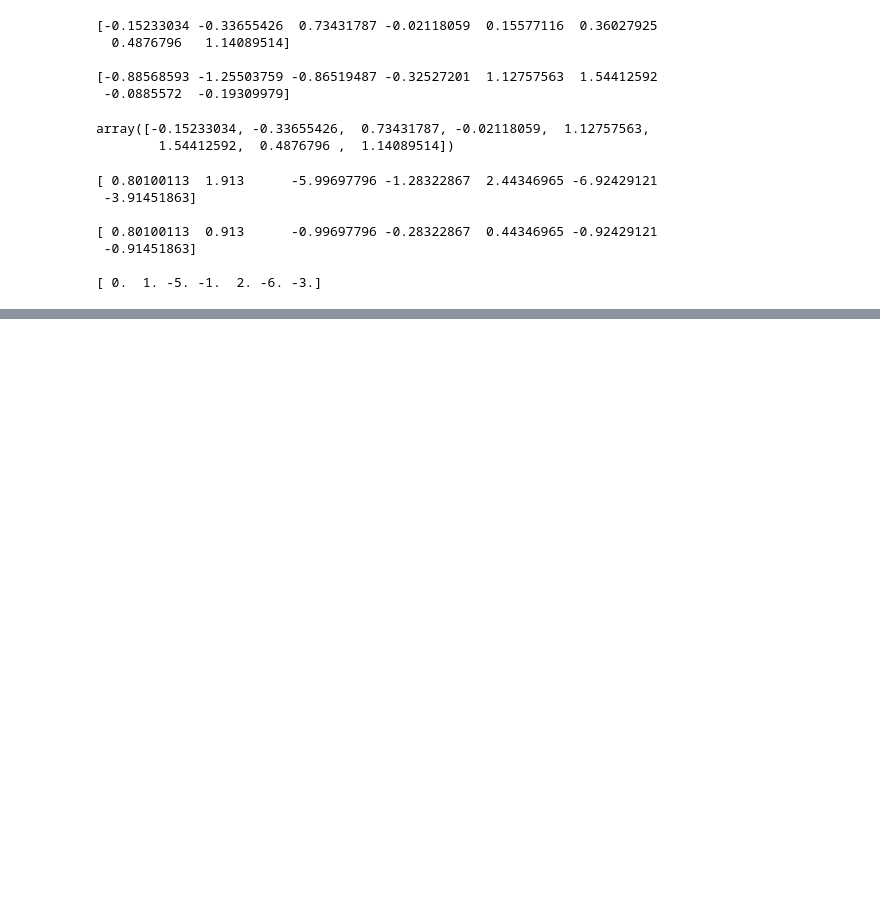
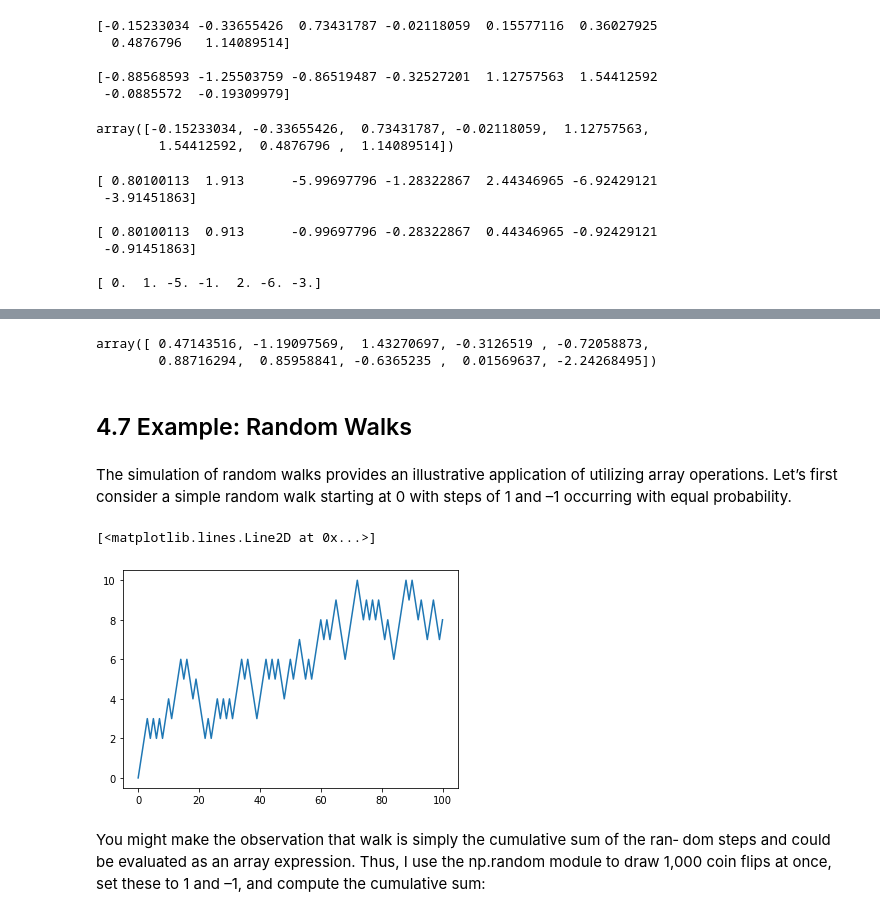
Before and after one commit to chunyaozhang/laikang_00, a Jupyter notebook: ch04.ipynb, the cells around one changed output, grey strips where cells are left out. Cells and saved outputs as stored; diff of their text form; code cells hidden in the pictures; blank space fills up the shorter version.

```diff
--- a/ch04.ipynb
+++ b/ch04.ipynb
@@ -651,0 +911,11 @@ print(whole_part,'\n')
+# %%
+rng.randn(10)
+# %% [output]
+array([ 0.47143516, -1.19097569,  1.43270697, -0.3126519 , -0.72058873,
+        0.88716294,  0.85958841, -0.6365235 ,  0.01569637, -2.24268495])
+# %% [markdown]
+## 4.7 Example: Random Walks
+# %% [markdown]
+The simulation of random walks provides an illustrative application of utilizing array
+operations. Let’s first consider a simple random walk starting at 0 with steps of 1 and
+–1 occurring with equal probability.
@@ -651,0 +924,19 @@ print(whole_part,'\n')
+# %%
+import random
+position = 0
+walk = [position]
+for i in range(100):
+    step = 1 if random.randint(0,1) else -1
+    #print(step)
+    position += step
+    walk.append(position)
+# %%
+plt.plot(walk)
+# %% [output]
+[<matplotlib.lines.Line2D at 0x...>]
+[figure, added]
+# %% [markdown]
+You might make the observation that walk is simply the cumulative sum of the ran‐
+dom steps and could be evaluated as an array expression. Thus, I use the np.random
+module to draw 1,000 coin flips at once, set these to 1 and –1, and compute the
+cumulative sum:
```
Also changed, not shown: parts of 85 cells of this notebook, 1 other file.
